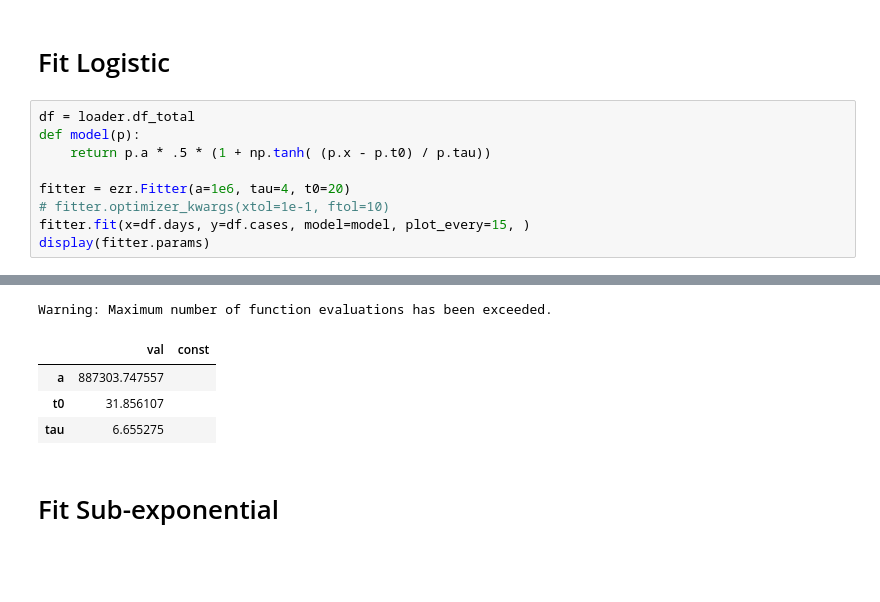
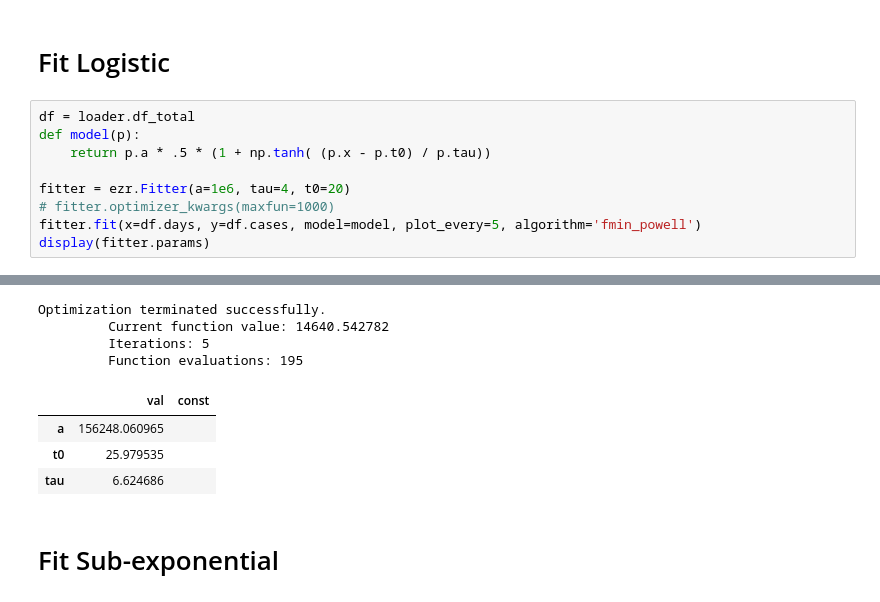
Before and after one commit to robdmc/COVID-19, a Jupyter notebook: us_corona.ipynb, the cells around one changed output, grey strips where cells are left out. Cells and saved outputs as stored; diff of their text form; blank space fills up the shorter version.

```diff
--- a/us_corona.ipynb
+++ b/us_corona.ipynb
@@ -80,19 +85,22 @@ array([  61.81995475,   83.46631466,  112.69218348,  152.15153885,
 # %%
 df = loader.df_total
 def model(p):
     return p.a * .5 * (1 + np.tanh( (p.x - p.t0) / p.tau))
 
 fitter = ezr.Fitter(a=1e6, tau=4, t0=20)
-# fitter.optimizer_kwargs(xtol=1e-1, ftol=10)
-fitter.fit(x=df.days, y=df.cases, model=model, plot_every=15, )
+# fitter.optimizer_kwargs(maxfun=1000)
+fitter.fit(x=df.days, y=df.cases, model=model, plot_every=5, algorithm='fmin_powell')
 display(fitter.params)
 # %% [output]
 [interactive output not drawn]
-Warning: Maximum number of function evaluations has been exceeded.
+Optimization terminated successfully.
+         Current function value: 14640.542782
+         Iterations: 5
+         Function evaluations: 195
 |  | val | const |
-| a | 887303.747557 |  |
-| t0 | 31.856107 |  |
-| tau | 6.655275 |  |
+| a | 156248.060965 |  |
+| t0 | 25.979535 |  |
+| tau | 6.624686 |  |
 # %% [markdown]
 # Fit Sub-exponential
 # %%
```
Also changed, not shown: parts of 7 cells of this notebook.
